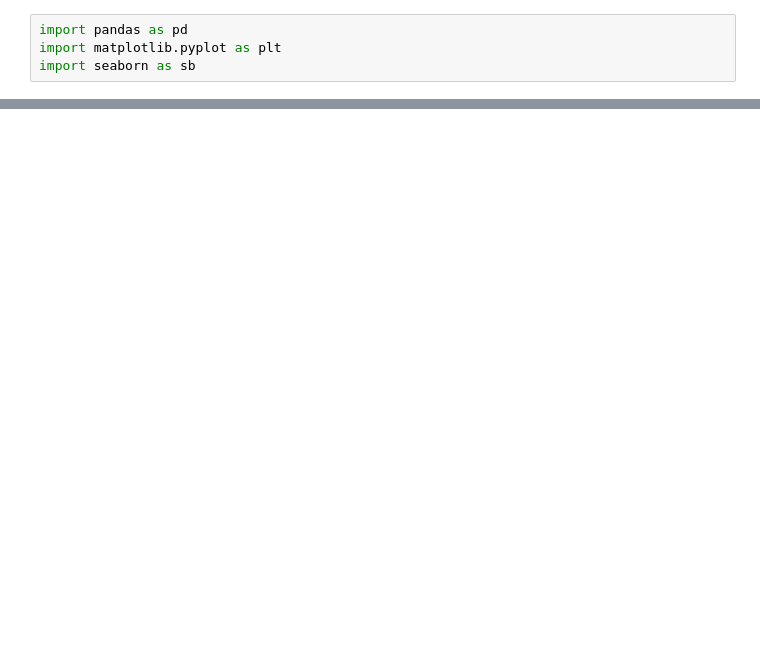
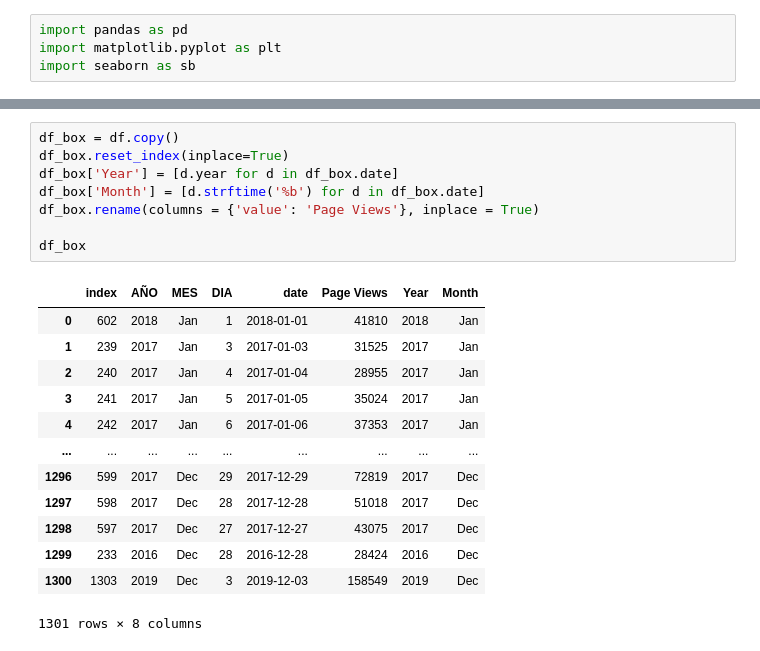
Before and after one commit to JavierRojas14/Page_View_Time_Series_Visualizer, a Jupyter notebook: time_series_visualizer.ipynb, the cells around one changed output, grey strips where cells are left out. Saved outputs shown, nothing was run; the diff lists cells and outputs as text; blank space fills up the shorter version.

```diff
--- a/time_series_visualizer.ipynb
+++ b/time_series_visualizer.ipynb
@@ -184,0 +94,22 @@ ValueError: Could not interpret input 'Visitas promedio'
+# %%
+df_box = df.copy()
+df_box.reset_index(inplace=True)
+df_box['Year'] = [d.year for d in df_box.date]
+df_box['Month'] = [d.strftime('%b') for d in df_box.date]
+df_box.rename(columns = {'value': 'Page Views'}, inplace = True)
+
+df_box
+# %% [output]
+|  | index | AÑO | MES | DIA | date | Page Views | Year | Month |
+| 0 | 602 | 2018 | Jan | 1 | 2018-01-01 | 41810 | 2018 | Jan |
+| 1 | 239 | 2017 | Jan | 3 | 2017-01-03 | 31525 | 2017 | Jan |
+| 2 | 240 | 2017 | Jan | 4 | 2017-01-04 | 28955 | 2017 | Jan |
+| 3 | 241 | 2017 | Jan | 5 | 2017-01-05 | 35024 | 2017 | Jan |
+| 4 | 242 | 2017 | Jan | 6 | 2017-01-06 | 37353 | 2017 | Jan |
+| ... | ... | ... | ... | ... | ... | ... | ... | ... |
+| 1296 | 599 | 2017 | Dec | 29 | 2017-12-29 | 72819 | 2017 | Dec |
+| 1297 | 598 | 2017 | Dec | 28 | 2017-12-28 | 51018 | 2017 | Dec |
+| 1298 | 597 | 2017 | Dec | 27 | 2017-12-27 | 43075 | 2017 | Dec |
+| 1299 | 233 | 2016 | Dec | 28 | 2016-12-28 | 28424 | 2016 | Dec |
+| 1300 | 1303 | 2019 | Dec | 3 | 2019-12-03 | 158549 | 2019 | Dec |
+1301 rows × 8 columns
```
Also changed, not shown: parts of 11 cells of this notebook.
